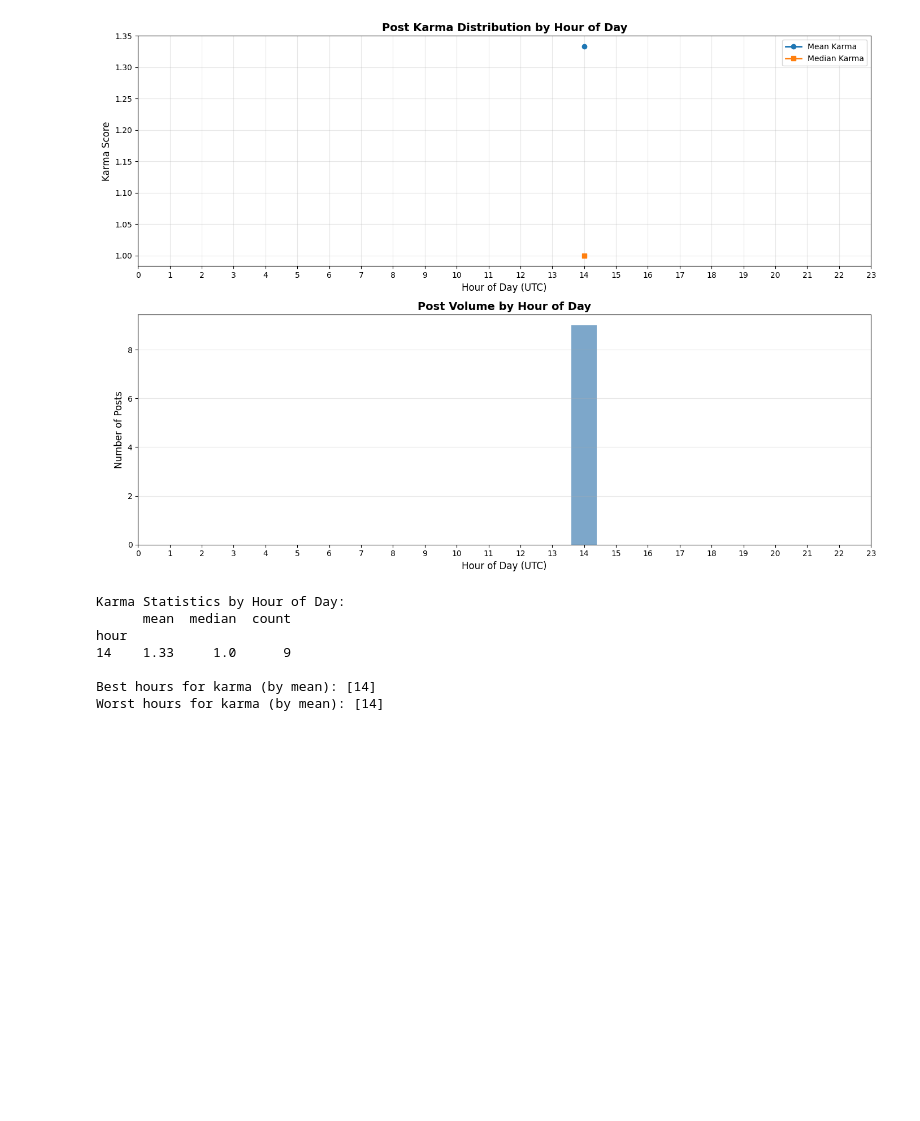
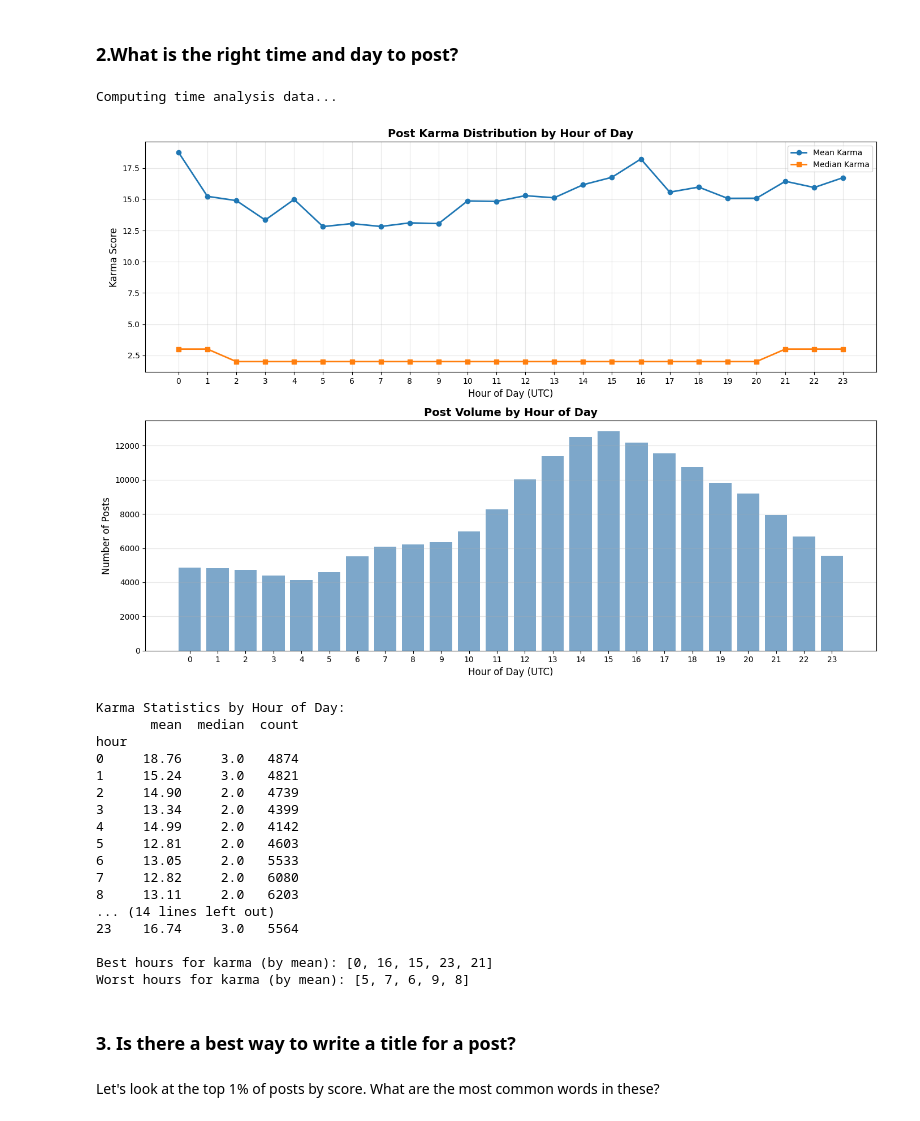
Before and after one commit to dmitrijun/hackernews_analytics, a Jupyter notebook: notebooks/eda.ipynb, the cells around one changed output. Cells and saved outputs as stored; diff of their text form; code cells hidden in the pictures; blank space fills up the shorter version.

```diff
--- a/notebooks/eda.ipynb
+++ b/notebooks/eda.ipynb
@@ -4,9 +49,24 @@ import matplotlib.pyplot as plt
+# %%
+def html_to_text(html: Optional[str]) -> Optional[str]:
+    if pd.isna(html):
+        return ''
+    soup = BeautifulSoup(html, 'lxml')
+    return soup.get_text(separator=' ', strip=True)
 # %%
-items = pd.read_json('../data/items_20251013_174625.jsonl', lines=True)
-items['time'] = pd.to_datetime(items['time'], unit='s')
+# Read items using dask
+# Sample first to infer consistent schema across all blocks
+items = dd.read_json('../data/items.jsonl', lines=True, blocksize=None)
+items = items.repartition(npartitions=N_WORKERS)
 
-users = pd.read_json('../data/users_20251013_174625.jsonl', lines=True)
-users['created'] = pd.to_datetime(users['created'], unit='s')
+items['time'] = dd.to_datetime(items['time'], unit='s')
+
+# Apply text extraction functions
+items['text_extracted'] = items['text'].apply(html_to_text, meta=('text', 'object'))
+items['title_extracted'] = items['title'].apply(html_to_text, meta=('title', 'object'))
+
+with ProgressBar():
+    items = items.persist()
+
 # Display the first few rows
 items.head()
 # %% [output]
@@ -43,48 +206,71 @@ plt.show()
+# %% [markdown]
+### 2.What is the right time and day to post?
 # %%
 # What is the right time and day to post?
 
-# Extract hour from timestamp
-items['hour'] = items['time'].dt.hour
+# Extract hour from timestamp (works on Dask Series)
+items_with_hour = items.copy()
+items_with_hour['hour'] = items_with_hour['time'].dt.hour
+
+# Select only the columns we need and compute
+print("Computing time analysis data...")
+with ProgressBar():
+    time_analysis = items_with_hour[['hour', 'score']].compute()
 
 # Calculate average karma by hour
-karma_by_hour = items.groupby('hour')['score'].agg(['mean', 'median', 'count'])
+karma_by_hour = time_analysis.groupby('hour')['score'].agg(['mean', 'median', 'count'])
 
 # Create visualization
 fig, axes = plt.subplots(2, 1, figsize=(14, 10))
 
 # Plot 1: Average and Median Karma by Hour
 axes[0].plot(karma_by_hour.index, karma_by_hour['mean'], marker='o', label='Mean Karma', linewidth=2)
 axes[0].plot(karma_by_hour.index, karma_by_hour['median'], marker='s', label='Median Karma', linewidth=2)
 axes[0].set_xlabel('Hour of Day (UTC)', fontsize=12)
 axes[0].set_ylabel('Karma Score', fontsize=12)
 axes[0].set_title('Post Karma Distribution by Hour of Day', fontsize=14, fontweight='bold')
 axes[0].legend()
 axes[0].grid(True, alpha=0.3)
 axes[0].set_xticks(range(24))
 
 # Plot 2: Number of Posts by Hour
 axes[1].bar(karma_by_hour.index, karma_by_hour['count'], color='steelblue', alpha=0.7)
 axes[1].set_xlabel('Hour of Day (UTC)', fontsize=12)
 axes[1].set_ylabel('Number of Posts', fontsize=12)
 axes[1].set_title('Post Volume by Hour of Day', fontsize=14, fontweight='bold')
 axes[1].grid(True, alpha=0.3, axis='y')
 axes[1].set_xticks(range(24))
 
 plt.tight_layout()
 plt.show()
 
 # Display summary statistics
 print("Karma Statistics by Hour of Day:")
 print(karma_by_hour.round(2))
 print(f"\nBest hours for karma (by mean): {karma_by_hour['mean'].nlargest(5).index.tolist()}")
 print(f"Worst hours for karma (by mean): {karma_by_hour['mean'].nsmallest(5).index.tolist()}")
 # %% [output]
+Computing time analysis data...
-[figure, old version]
+[figure, new version]
-Karma Statistics by Hour of Day:
-      mean  median  count
-hour
-14    1.33     1.0      9
-
-Best hours for karma (by mean): [14]
-Worst hours for karma (by mean): [14]
+Karma Statistics by Hour of Day:
+       mean  median  count
+hour
+0     18.76     3.0   4874
+1     15.24     3.0   4821
+2     14.90     2.0   4739
+3     13.34     2.0   4399
+4     14.99     2.0   4142
+5     12.81     2.0   4603
+6     13.05     2.0   5533
+7     12.82     2.0   6080
+8     13.11     2.0   6203
+... (14 lines left out)
+23    16.74     3.0   5564
+
+Best hours for karma (by mean): [0, 16, 15, 23, 21]
+Worst hours for karma (by mean): [5, 7, 6, 9, 8]
+# %% [markdown]
+### 3. Is there a best way to write a title for a post?
+# %% [markdown]
+Let's look at the top 1% of posts by score. What are the most common words in these?
 # %%
```
Also changed, not shown: parts of 23 cells of this notebook, 2 other files.
